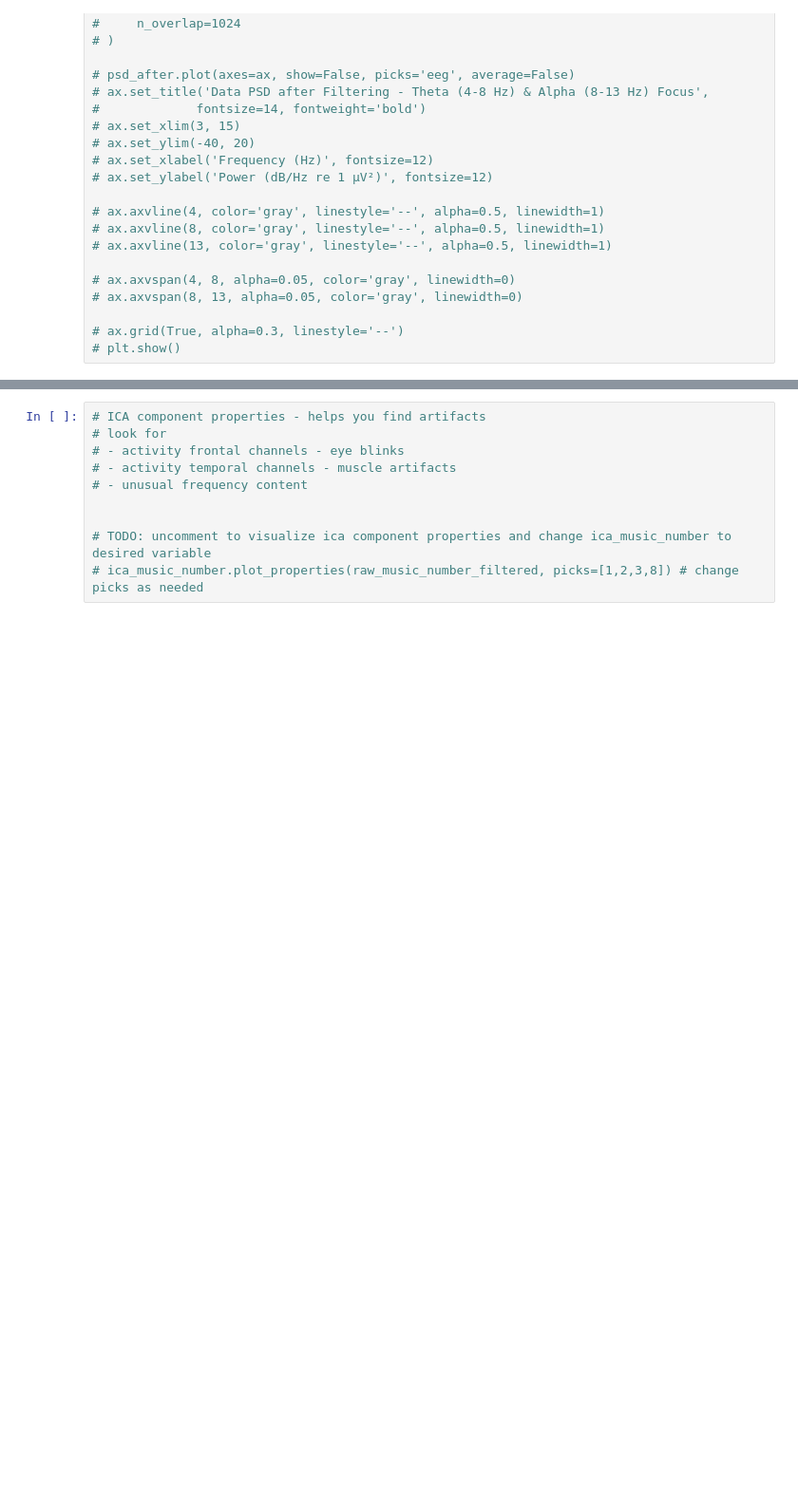
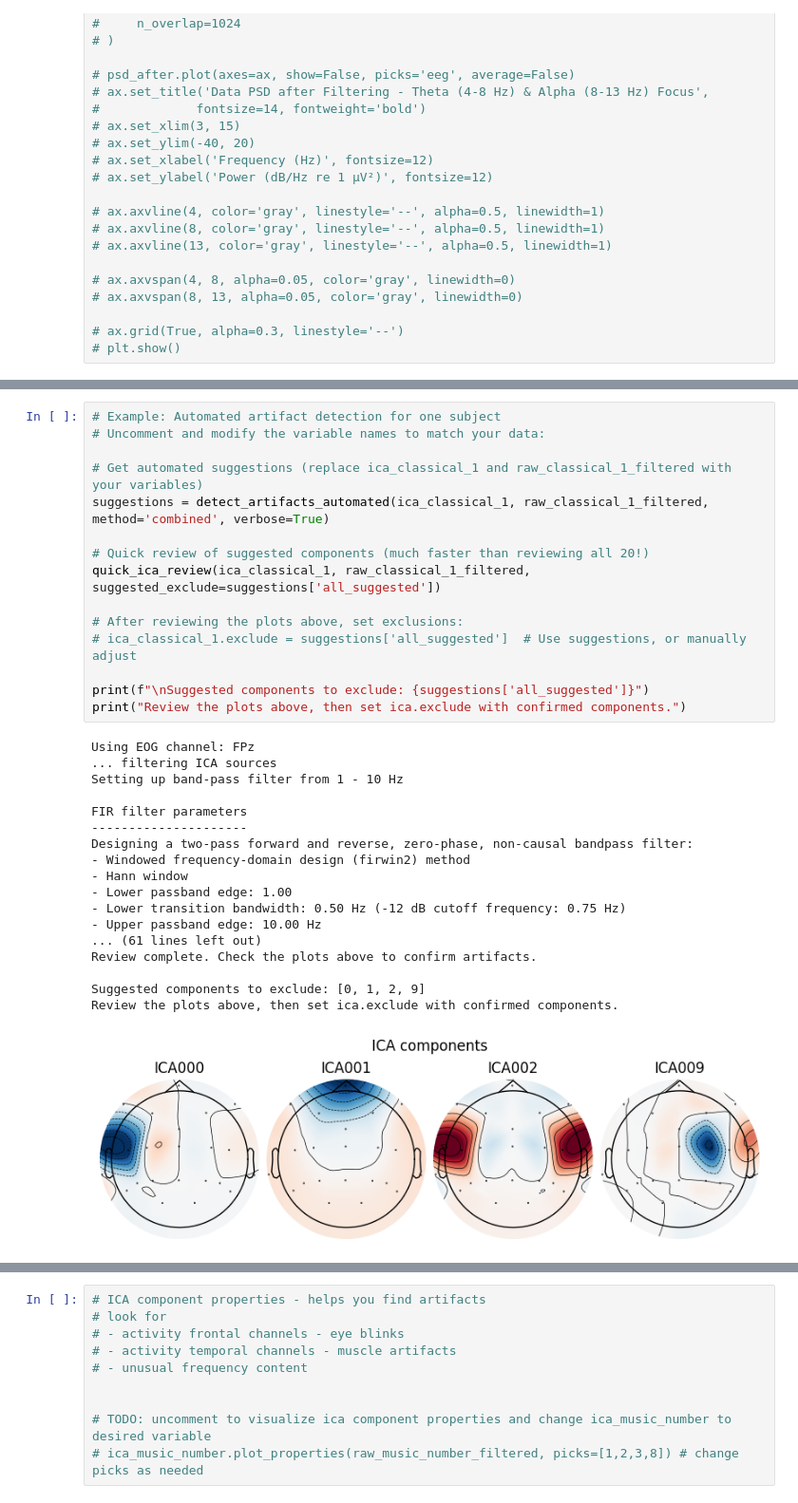
Before and after one commit to harveersingh12/EEG, a Jupyter notebook: eeg-project/eeg-interpretation-demo.ipynb, the cells around one changed output, grey strips where cells are left out. Shown at 95% size. Saved outputs shown, nothing was run; the diff lists cells and outputs as text; blank space fills up the shorter version.

Commit message:
ica helper function and interpretation support on comparison plots

```diff
--- a/eeg-project/eeg-interpretation-demo.ipynb
+++ b/eeg-project/eeg-interpretation-demo.ipynb
@@ -328,0 +550,34 @@ Fitting ICA took 3.4s.
+# %%
+# Example: Automated artifact detection for one subject
+# Uncomment and modify the variable names to match your data:
+
+# Get automated suggestions (replace ica_classical_1 and raw_classical_1_filtered with your variables)
+suggestions = detect_artifacts_automated(ica_classical_1, raw_classical_1_filtered, method='combined', verbose=True)
+
+# Quick review of suggested components (much faster than reviewing all 20!)
+quick_ica_review(ica_classical_1, raw_classical_1_filtered, suggested_exclude=suggestions['all_suggested'])
+
+# After reviewing the plots above, set exclusions:
+# ica_classical_1.exclude = suggestions['all_suggested']  # Use suggestions, or manually adjust
+
+print(f"\nSuggested components to exclude: {suggestions['all_suggested']}")
+print("Review the plots above, then set ica.exclude with confirmed components.")
+# %% [output]
+Using EOG channel: FPz
+... filtering ICA sources
+Setting up band-pass filter from 1 - 10 Hz
+
+FIR filter parameters
+---------------------
+Designing a two-pass forward and reverse, zero-phase, non-causal bandpass filter:
+- Windowed frequency-domain design (firwin2) method
+- Hann window
+- Lower passband edge: 1.00
+- Lower transition bandwidth: 0.50 Hz (-12 dB cutoff frequency: 0.75 Hz)
+- Upper passband edge: 10.00 Hz
+... (61 lines left out)
+Review complete. Check the plots above to confirm artifacts.
+
+Suggested components to exclude: [0, 1, 2, 9]
+Review the plots above, then set ica.exclude with confirmed components.
+[figure, added]
```
Also changed, not shown: parts of 10 cells of this notebook, 2 other files.
